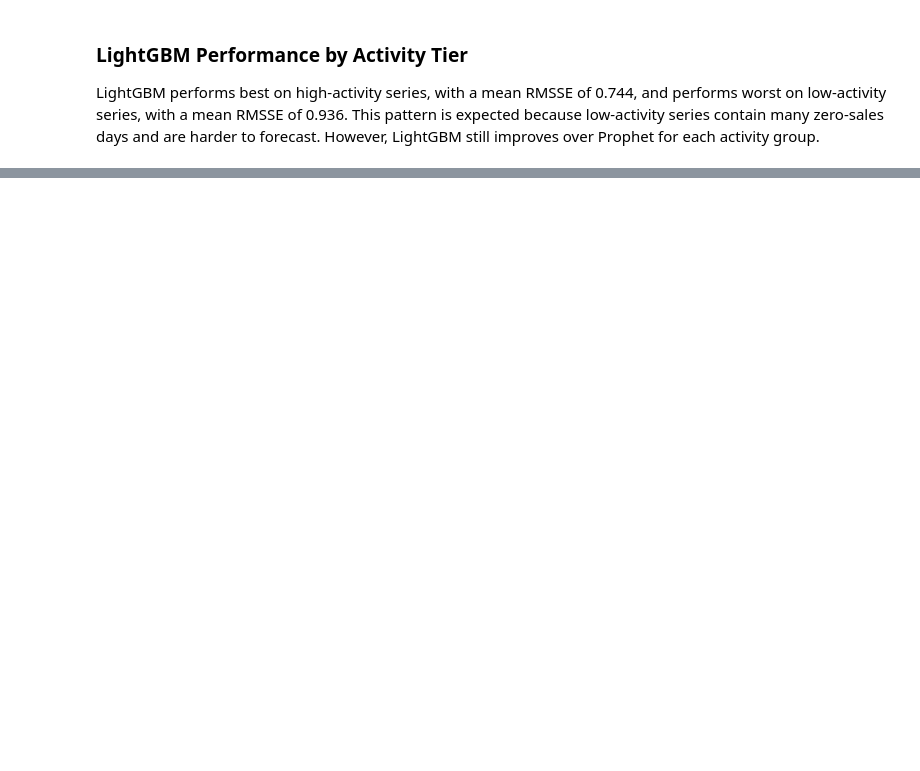
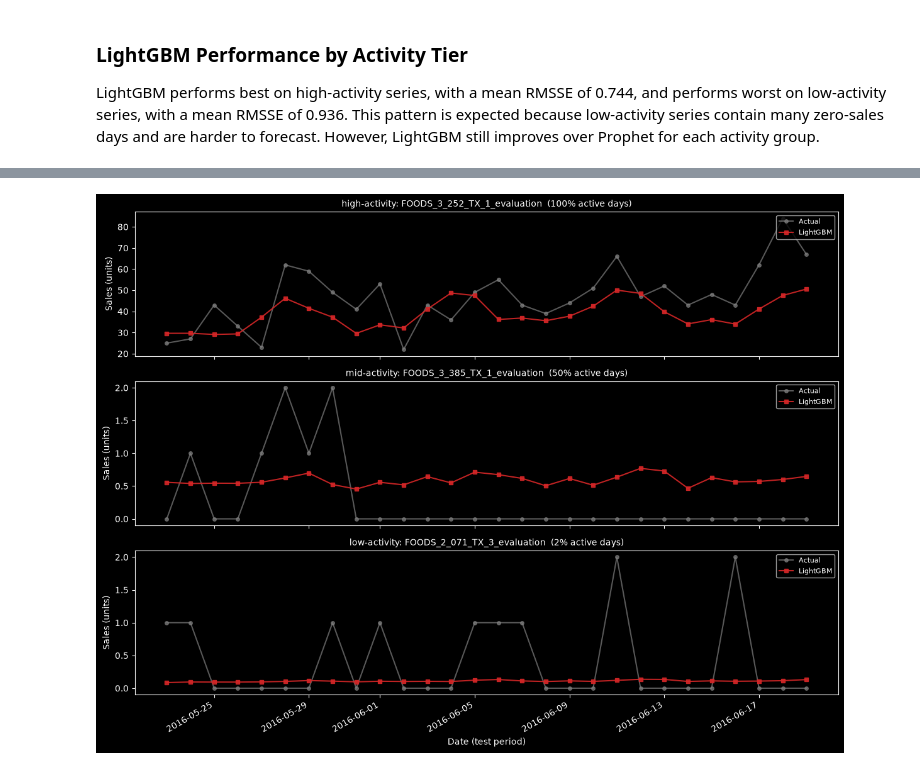
Before and after one commit to kyoaji/ALY-6140, a Jupyter notebook: Capstone Project/notebooks/04_Modeling.ipynb, the cells around one changed output, grey strips where cells are left out. Cells and saved outputs as stored; diff of their text form; code cells hidden in the pictures; blank space fills up the shorter version.

```diff
--- a/Capstone Project/notebooks/04_Modeling.ipynb
+++ b/Capstone Project/notebooks/04_Modeling.ipynb
@@ -659,0 +692,36 @@ high           0.744407  0.702852    133
+# %%
+# LightGBM forecast vs actual for 3 representative series (high / mid / low activity)
+import matplotlib.dates as mdates
+import pandas as pd
+
+# d_num -> real calendar date (M5: d_1 = 2011-01-29), works for any d_num incl. test period
+M5_START = pd.Timestamp("2011-01-29")
+def dnum_to_date(dn):
+    return M5_START + pd.to_timedelta(dn - 1, unit="D")
+
+sub = series_info[series_info["id"].isin(subset_ids)]
+demo = {
+    "high": sub.loc[sub["active_ratio"].idxmax(), "id"],
+    "mid":  sub.iloc[(sub["active_ratio"] - 0.5).abs().argsort().iloc[0]]["id"],
+    "low":  sub.loc[sub["active_ratio"].idxmin(), "id"],
+}
+
+fig, axes = plt.subplots(3, 1, figsize=(12, 9), sharex=True)
+for ax, (tier, sid) in zip(axes, demo.items()):
+    actual = test_long[test_long["id"] == sid].sort_values("d_num")
+    pred   = lgb_preds[lgb_preds["id"] == sid].sort_values("d_num")
+    ax.plot(dnum_to_date(actual["d_num"]), actual["sales"], "o-", ms=4,
+            color="gray", label="Actual", alpha=0.7)
+    ax.plot(dnum_to_date(pred["d_num"]), pred["prediction"], "s-", ms=4,
+            color="#d62728", label="LightGBM", alpha=0.9)
+    act = sub.loc[sub["id"] == sid, "active_ratio"].iloc[0]
+    ax.set_title(f"{tier}-activity: {sid}  ({act*100:.0f}% active days)", fontsize=10)
+    ax.set_ylabel("Sales (units)")
+    ax.legend(loc="upper right", fontsize=8)
+
+axes[-1].xaxis.set_major_formatter(mdates.DateFormatter("%Y-%m-%d"))
+axes[-1].set_xlabel("Date (test period)")
+fig.autofmt_xdate()
+plt.tight_layout(); plt.show()
+# %% [output]
+[figure, added]
```
Also changed, not shown: parts of 9 cells of this notebook.
